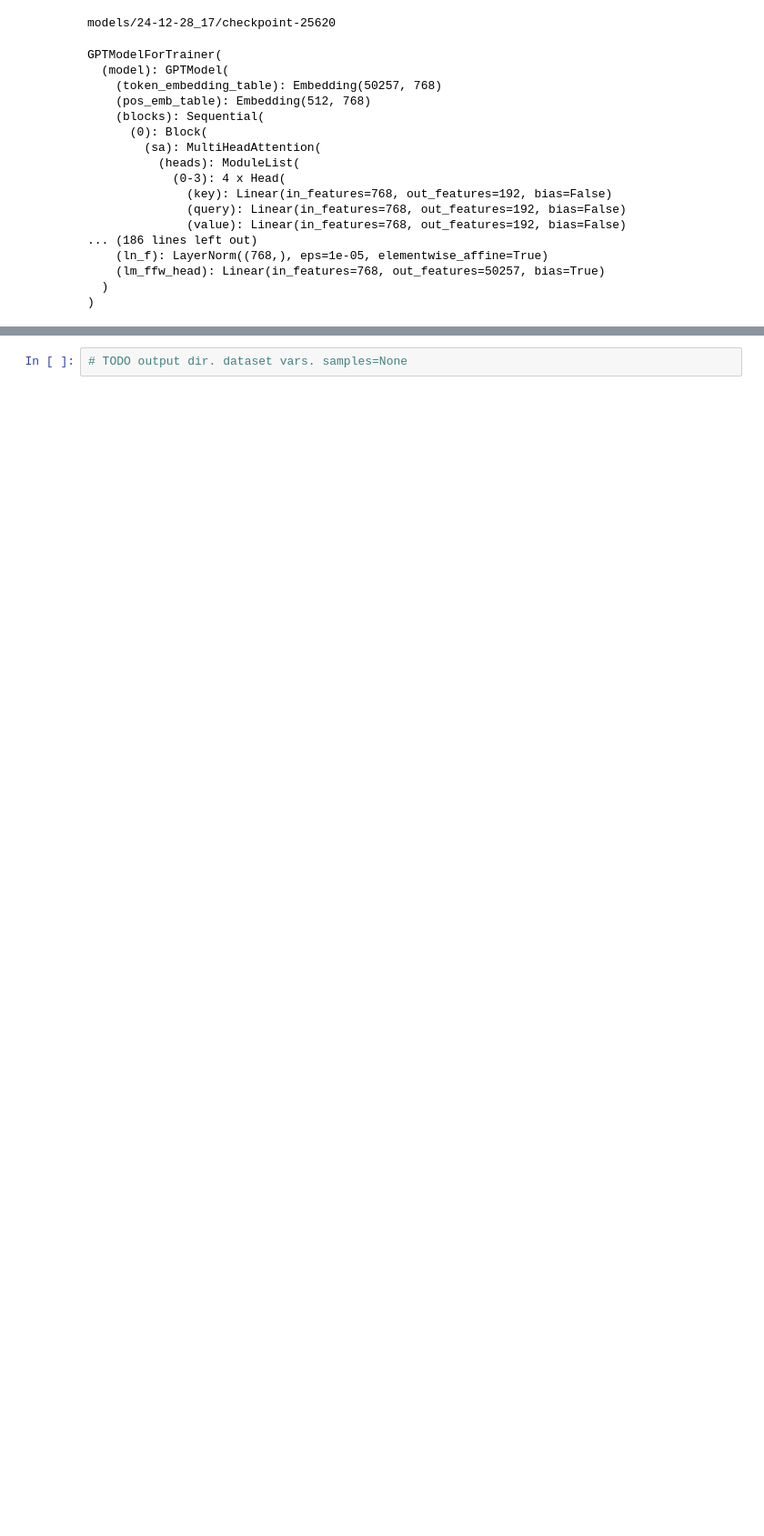
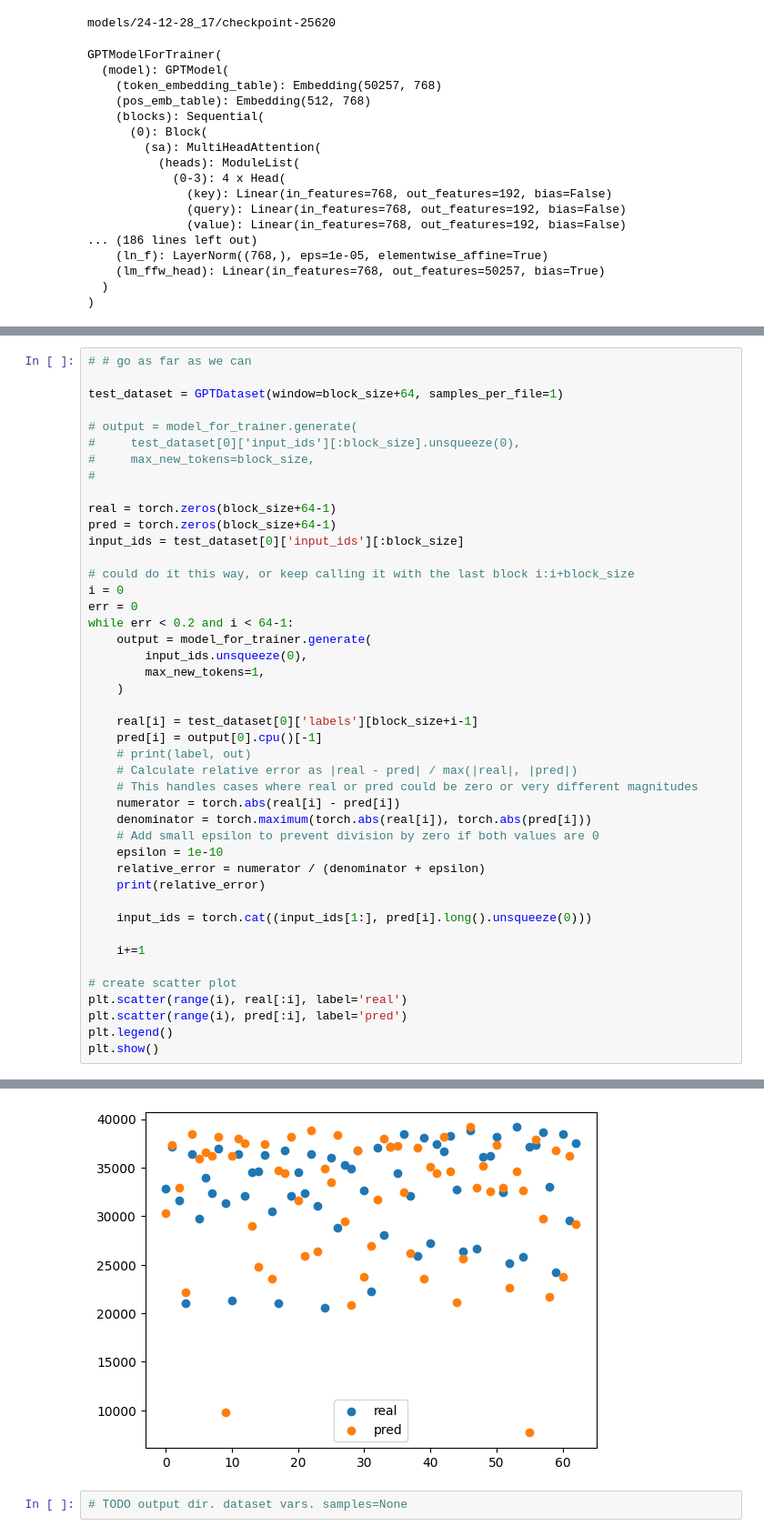
Before and after one commit to JoeyShapiro/GPT-Scratch-TimeSeries, a Jupyter notebook: gpt-timeseries.ipynb, the cells around one changed output, grey strips where cells are left out. Shown at 91% size. Cells and saved outputs as stored; diff of their text form; blank space fills up the shorter version.

```diff
--- a/gpt-timeseries.ipynb
+++ b/gpt-timeseries.ipynb
@@ -632,0 +645,45 @@ tensor(99.8889)
+# %%
+# # go as far as we can
+
+test_dataset = GPTDataset(window=block_size+64, samples_per_file=1)
+
+# output = model_for_trainer.generate(
+#     test_dataset[0]['input_ids'][:block_size].unsqueeze(0),
+#     max_new_tokens=block_size,
+#
+
+real = torch.zeros(block_size+64-1)
+pred = torch.zeros(block_size+64-1)
+input_ids = test_dataset[0]['input_ids'][:block_size]
+
+# could do it this way, or keep calling it with the last block i:i+block_size
+i = 0
+err = 0
+while err < 0.2 and i < 64-1:
+    output = model_for_trainer.generate(
+        input_ids.unsqueeze(0),
+        max_new_tokens=1,
+    )
+
+    real[i] = test_dataset[0]['labels'][block_size+i-1]
+    pred[i] = output[0].cpu()[-1]
+    # print(label, out)
+    # Calculate relative error as |real - pred| / max(|real|, |pred|)
+    # This handles cases where real or pred could be zero or very different magnitudes
+    numerator = torch.abs(real[i] - pred[i])
+    denominator = torch.maximum(torch.abs(real[i]), torch.abs(pred[i]))
+    # Add small epsilon to prevent division by zero if both values are 0
+    epsilon = 1e-10
+    relative_error = numerator / (denominator + epsilon)
+    print(relative_error)
+
+    input_ids = torch.cat((input_ids[1:], pred[i].long().unsqueeze(0)))
+
+    i+=1
+
+# create scatter plot
+plt.scatter(range(i), real[:i], label='real')
+plt.scatter(range(i), pred[:i], label='pred')
+plt.legend()
+plt.show()
+# %% [output]
@@ -633,2 +707,3 @@ tensor(99.8889)
+[figure, added]
 # %%
 # TODO output dir. dataset vars. samples=None
```
Also changed, not shown: parts of 6 cells of this notebook.
